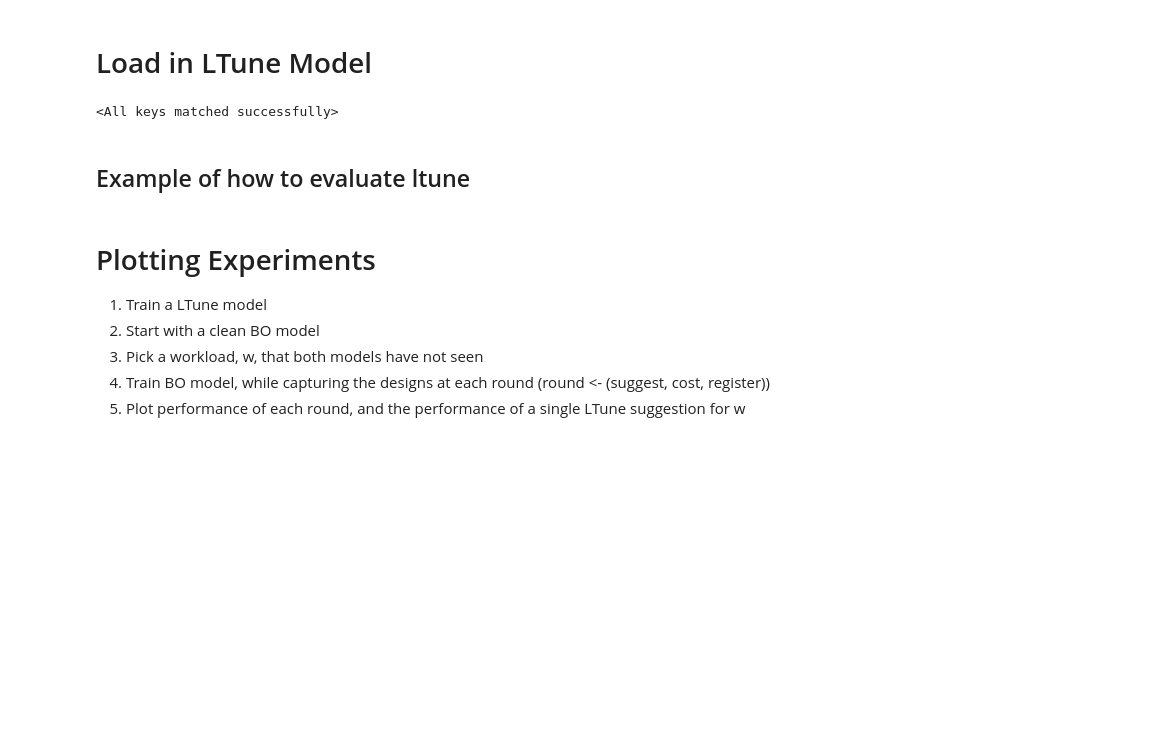
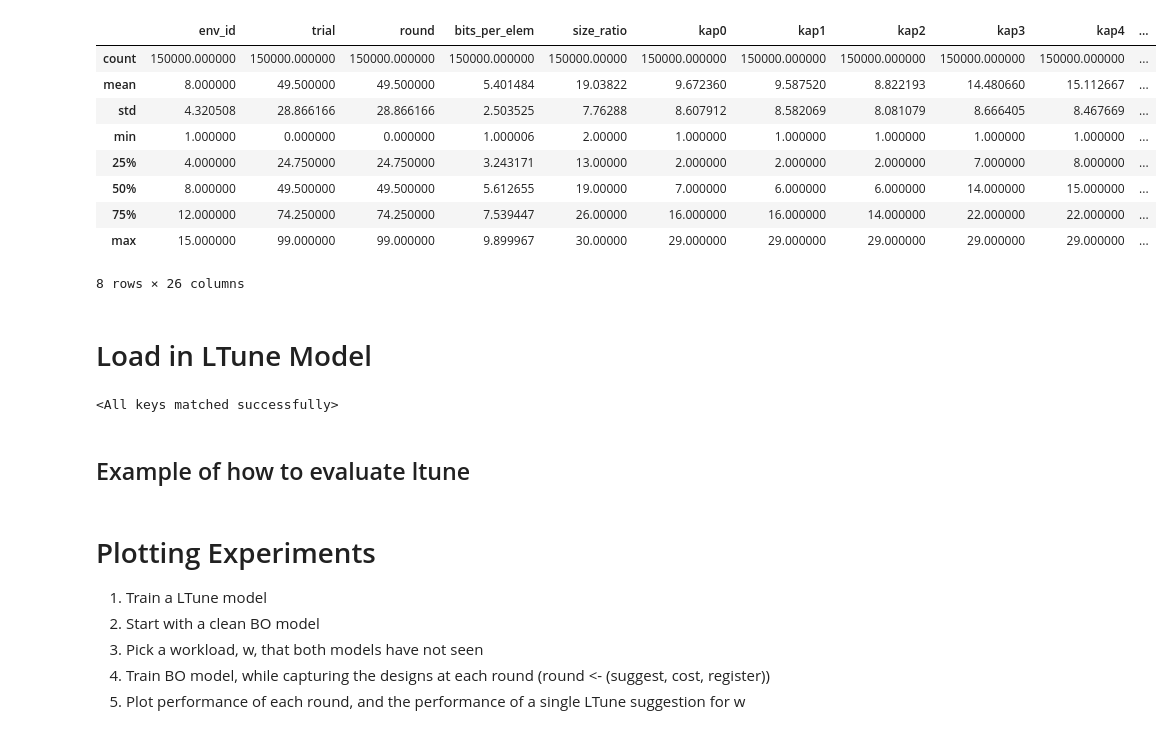
Before and after one commit to ephoris/endure-jupyter, a Jupyter notebook: experiments/mlos_sandbox.ipynb, the cells around one changed output. Cells and saved outputs as stored; diff of their text form; code cells hidden in the pictures; blank space fills up the shorter version.

```diff
--- a/experiments/mlos_sandbox.ipynb
+++ b/experiments/mlos_sandbox.ipynb
@@ -63,3 +78,16 @@ run_table
+# %%
+run_table.describe()
+# %% [output]
+|  | env_id | trial | round | bits_per_elem | size_ratio | kap0 | kap1 | kap2 | kap3 | kap4 | ... |
+| count | 150000.000000 | 150000.000000 | 150000.000000 | 150000.000000 | 150000.00000 | 150000.000000 | 150000.000000 | 150000.000000 | 150000.000000 | 150000.000000 | ... |
+| mean | 8.000000 | 49.500000 | 49.500000 | 5.401484 | 19.03822 | 9.672360 | 9.587520 | 8.822193 | 14.480660 | 15.112667 | ... |
+| std | 4.320508 | 28.866166 | 28.866166 | 2.503525 | 7.76288 | 8.607912 | 8.582069 | 8.081079 | 8.666405 | 8.467669 | ... |
+| min | 1.000000 | 0.000000 | 0.000000 | 1.000006 | 2.00000 | 1.000000 | 1.000000 | 1.000000 | 1.000000 | 1.000000 | ... |
+| 25% | 4.000000 | 24.750000 | 24.750000 | 3.243171 | 13.00000 | 2.000000 | 2.000000 | 2.000000 | 7.000000 | 8.000000 | ... |
+| 50% | 8.000000 | 49.500000 | 49.500000 | 5.612655 | 19.00000 | 7.000000 | 6.000000 | 6.000000 | 14.000000 | 15.000000 | ... |
+| 75% | 12.000000 | 74.250000 | 74.250000 | 7.539447 | 26.00000 | 16.000000 | 16.000000 | 14.000000 | 22.000000 | 22.000000 | ... |
+| max | 15.000000 | 99.000000 | 99.000000 | 9.899967 | 30.00000 | 29.000000 | 29.000000 | 29.000000 | 29.000000 | 29.000000 | ... |
+8 rows × 26 columns
 # %% [markdown]
 # Load in LTune Model
 # %%
```
Also changed, not shown: parts of 24 cells of this notebook.
